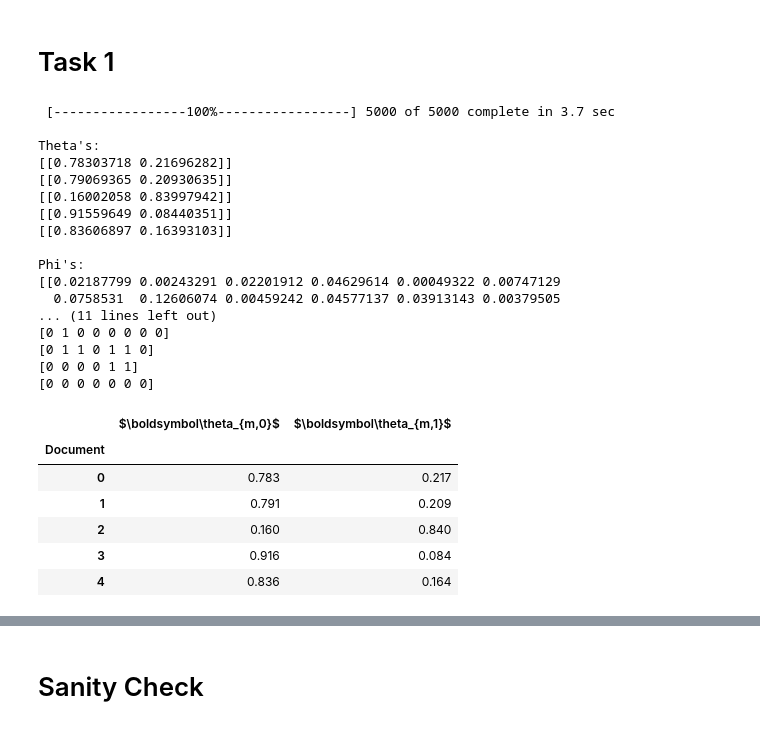
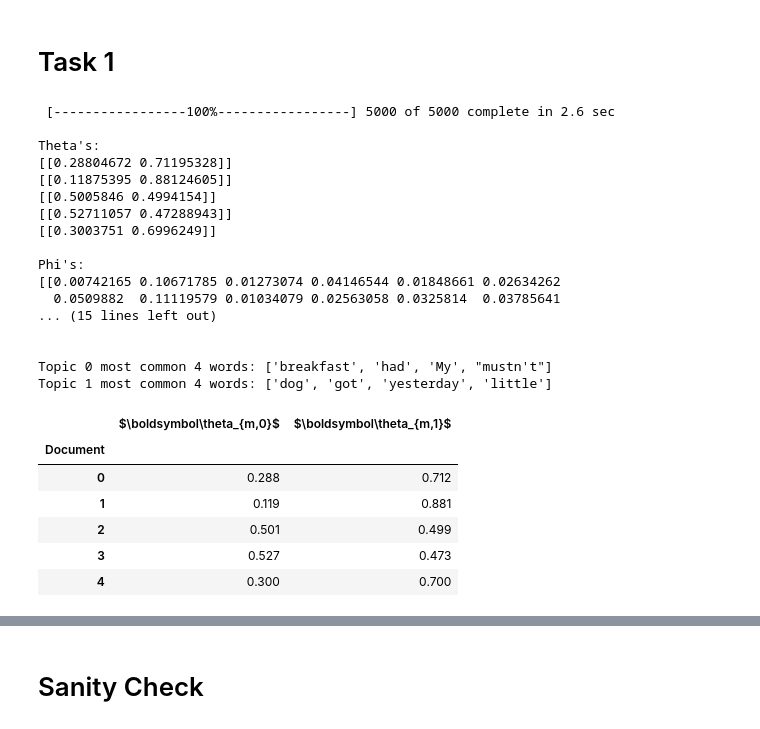
Before and after one commit to eduardagarici/master, a Jupyter notebook: pp/project 1/Agarici Eduard - 407 - Project 1.ipynb, the cells around one changed output, grey strips where cells are left out. Drawn from its saved outputs; the diff is of its cells as text; code cells hidden in the pictures.

```diff
--- a/pp/project 1/Agarici Eduard - 407 - Project 1.ipynb
+++ b/pp/project 1/Agarici Eduard - 407 - Project 1.ipynb
@@ -88,44 +110,48 @@ def build_dataframe(mcmc,M,K, no_samples):
 # %%
 corpus = [
     "I had a peanuts butter sandwich for breakfast.",
     "I like to eat almonds, peanuts and walnuts.",
     "My neighbor got a little dog yesterday.",
     "Cats and dogs are mortal enemies.",
     "You mustn't feed peanuts to your dog."
 ]
 
-corpus_vectorized = build_word_representation(corpus, True)
+corpus_vectorized,words_dict = build_word_representation(corpus, True)
 K = 2
 M = 5
-V = 29
+alpha = 1
+beta = 1
+V = len(words_dict)
 training = 5000
-burned = 1000
-mcmc = build_model(corpus_vectorized, K, M, V, training, burned)
+burned = 500
+MCW = 4 # most common words
+mcmc = build_model(corpus_vectorized, K, M, V,alpha,beta,training, burned)
 trace_variables(mcmc,M,K,training - burned)
+build_most_common_words_in_topics(mcmc,M,K,words_dict,training - burned, MCW)
 df = build_dataframe(mcmc,M,K, training - burned)
 df
 # %% [output]
- [-----------------100%-----------------] 5000 of 5000 complete in 3.7 sec
+ [-----------------100%-----------------] 5000 of 5000 complete in 2.6 sec
 
 Theta's:
-[[0.78303718 0.21696282]]
-[[0.79069365 0.20930635]]
-[[0.16002058 0.83997942]]
-[[0.91559649 0.08440351]]
-[[0.83606897 0.16393103]]
+[[0.28804672 0.71195328]]
+[[0.11875395 0.88124605]]
+[[0.5005846 0.4994154]]
+[[0.52711057 0.47288943]]
+[[0.3003751 0.6996249]]
 
 Phi's:
-[[0.02187799 0.00243291 0.02201912 0.04629614 0.00049322 0.00747129
-  0.0758531  0.12606074 0.00459242 0.04577137 0.03913143 0.00379505
-... (11 lines left out)
-[0 1 0 0 0 0 0 0]
-[0 1 1 0 1 1 0]
-[0 0 0 0 1 1]
-[0 0 0 0 0 0 0]
+[[0.00742165 0.10671785 0.01273074 0.04146544 0.01848661 0.02634262
+  0.0509882  0.11119579 0.01034079 0.02563058 0.0325814  0.03785641
+... (15 lines left out)
+
+
+Topic 0 most common 4 words: ['breakfast', 'had', 'My', "mustn't"]
+Topic 1 most common 4 words: ['dog', 'got', 'yesterday', 'little']
 |  | $\boldsymbol\theta_{m,0}$ | $\boldsymbol\theta_{m,1}$ |
 | Document |  |  |
-| 0 | 0.783 | 0.217 |
-| 1 | 0.791 | 0.209 |
-| 2 | 0.160 | 0.840 |
-| 3 | 0.916 | 0.084 |
-| 4 | 0.836 | 0.164 |
+| 0 | 0.288 | 0.712 |
+| 1 | 0.119 | 0.881 |
+| 2 | 0.501 | 0.499 |
+| 3 | 0.527 | 0.473 |
+| 4 | 0.300 | 0.700 |
```
Also changed, not shown: parts of 14 cells of this notebook, 2 other files.
